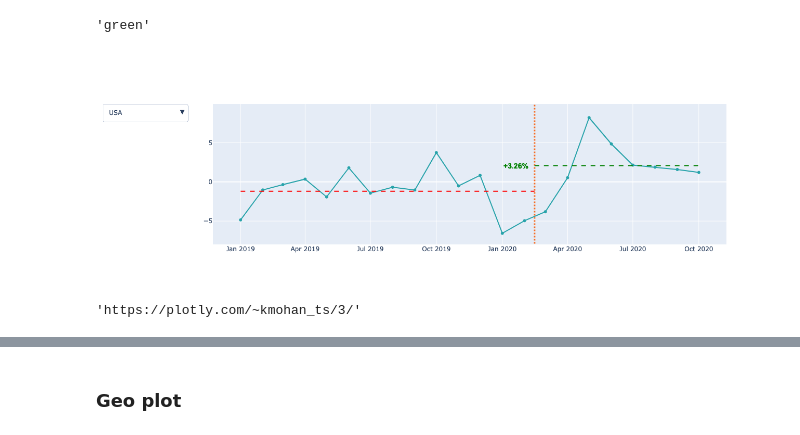
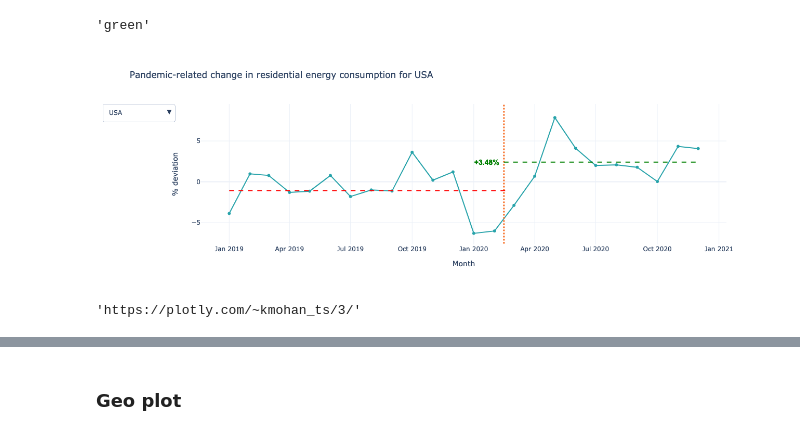
Before and after one commit to tsdataclinic/covid-energy-burden, a Jupyter notebook: EnergyViz.ipynb, the cells around one changed output, grey strips where cells are left out. Saved outputs shown, nothing was run; the diff lists cells and outputs as text; code cells hidden in the pictures.

```diff
--- a/EnergyViz.ipynb
+++ b/EnergyViz.ipynb
@@ -10,7 +11,7 @@ import chart_studio.plotly as py
 import chart_studio
 chart_studio.tools.set_credentials_file(username='kmohan_ts', api_key='DQQyWqXWsC1Cma8ld4Ud')
 # %%
-energy_data = pd.read_csv('~/Documents/Projects/covid-energy-burden/energy_data_with_predictions.csv')
+energy_data = pd.read_csv('~/Documents/Projects/covid-energy-burden/energy_data_with_predictions_new.csv')
 # %%
 energy_data.columns
 # %% [output]
@@ -59,9 +147,10 @@ energy_data['state_name'] = [abbrev_us_state[s] for s in energy_data['state']]
 
 # # fig = go.Figure(go.Scatter(x=energy_data[(energy_data.state=='USA')&(energy_data.sector=="RES")&(energy_data.year >= 2019)].date,
 # #                            y=np.round(energy_data[(energy_data.state=='USA')&(energy_data.sector=="RES")&(energy_data.year >= 2019)].pct_error_20,2),mode='lines+markers',marker_color='#27a3aa'))
-fig = go.Figure()
+layout = Layout(title="Pandemic-related change in residential energy consumption for USA",xaxis=dict(title="Month"),yaxis=dict(title="% deviation"),template='plotly_white')
+fig = go.Figure(layout=layout)
 fig.add_trace(go.Scatter(x=energy_data[(energy_data.state_name=='USA')&(energy_data.sector=="RES")&(energy_data.year >= 2019)].date,
-                         y=np.round(energy_data[(energy_data.state_name=='USA')&(energy_data.sector=="RES")&(energy_data.year >= 2019)].pct_error_20,2),
+                         y=np.round(energy_data[(energy_data.state_name=='USA')&(energy_data.sector=="RES")&(energy_data.year >= 2019)].pct_error,2),
                          mode='lines+markers',marker_color='#27a3aa',visible=True))
 # fig = px.scatter(energy_data[(energy_data.state=='USA')&(energy_data.sector=="RES")&(energy_data.year >= 2019)],
 #                 x='date',
@@ -69,16 +158,16 @@ fig.add_trace(go.Scatter(x=energy_data[(energy_data.state_name=='USA')&(energy_d
 #                 )
 fig.add_shape(type='line',
               x0='2020-02-15',x1='2020-02-15',
-              y0=energy_data[(energy_data.state_name=='USA')&(energy_data.sector=="RES")&(energy_data.year >= 2019)].pct_error_20.min()*1.2,
-              y1=energy_data[(energy_data.state_name=='USA')&(energy_data.sector=="RES")&(energy_data.year >= 2019)].pct_error_20.max()*1.2,
+              y0=energy_data[(energy_data.state_name=='USA')&(energy_data.sector=="RES")&(energy_data.year >= 2019)].pct_error.min()*1.2,
+              y1=energy_data[(energy_data.state_name=='USA')&(energy_data.sector=="RES")&(energy_data.year >= 2019)].pct_error.max()*1.2,
               line=dict(color='#f76d23', width=3, dash="dot"))
 fig.add_shape(type='line',
-              x0='2019-01-01',x1='2020-02-15',
+              x0='2019-01-01',x1='2020-02-18',
               y0=energy_data[(energy_data.state_name=='USA')&(energy_data.sector=="RES")].pre_covid_error.min(),
               y1=energy_data[(energy_data.state_name=='USA')&(energy_data.sector=="RES")].pre_covid_error.min(),
               line=dict(color='red', width=2, dash="dash"))
 fig.add_shape(type='line',
-              x0='2020-02-15',x1='2020-10-01',
+              x0='2020-02-15',x1='2020-12-01',
               y0=energy_data[(energy_data.state_name=='USA')&(energy_data.sector=="RES")].post_covid_error.min(),
               y1=energy_data[(energy_data.state_name=='USA')&(energy_data.sector=="RES")].post_covid_error.min(),
               line=dict(color='green', width=2, dash="dash"))
@@ -101,47 +190,47 @@ for state in states:
                         label=state,
                         visible=True,
                         args=[#update to trace
-                            {'y':[np.round(energy_data[(energy_data.state_name==state)&(energy_data.sector=="RES")&(energy_data.year >= 2019)].pct_error_20,2)],
+                            {'y':[np.round(energy_data[(energy_data.state_name==state)&(energy_data.sector=="RES")&(energy_data.year >= 2019)].pct_error,2)],
                                'x':[energy_data[(energy_data.state_name==state)&(energy_data.sector=="RES")&(energy_data.year >= 2019)].date],
                                'type':'scatter'},
                             #update to layout
-                            {'title':'% Prediction error in residential consumption for '+state,
+                            {'title':'Pandemic-related change in residential energy consumption for '+state,
                              'annotations':[{'x':'2020-01-20',
                                              'y':energy_data[(energy_data.state_name==state)&(energy_data.sector=="RES")].post_covid_error.min(),
                                              'text':list(energy_data[(energy_data.state_name==state)&(energy_data.sector=="RES")].anno_text)[0],
                                              'showarrow':False,'font_size':14,'font_family':'Arial',
                                              'font_color':list(energy_data[(energy_data.state_name==state)&(energy_data.sector=="RES")].anno_color)[0] }],
                             'shapes':[{'type':'line',
-                                       'x0':'2019-01-01','x1':'2020-02-15',
+                                       'x0':'2019-01-01','x1':'2020-02-18',
                                        'y0':energy_data[(energy_data.state_name==state)&(energy_data.sector=="RES")].pre_covid_error.min(),
                                        'y1':energy_data[(energy_data.state_name==state)&(energy_data.sector=="RES")].pre_covid_error.min(),
                                        'line':dict(color='red', width=2, dash="dash")},
                                      {'type':'line',
-                                       'x0':'2020-02-15','x1':'2020-10-01',
+                                       'x0':'2020-02-15','x1':'2020-12-01',
                                        'y0':energy_data[(energy_data.state_name==state)&(energy_data.sector=="RES")].post_covid_error.min(),
                                        'y1':energy_data[(energy_data.state_name==state)&(energy_data.sector=="RES")].post_covid_error.min(),
                                        'line':dict(color='green', width=2, dash="dash")},
                                      {'type':'line',
                                        'x0':'2020-02-15','x1':'2020-02-15',
-                                       'y0':energy_data[(energy_data.state_name==state)&(energy_data.sector=="RES")&(energy_data.year >= 2019)].pct_error_20.min()*1.2,
-                                       'y1':energy_data[(energy_data.state_name==state)&(energy_data.sector=="RES")&(energy_data.year >= 2019)].pct_error_20.max()*1.2,
+                                       'y0':energy_data[(energy_data.state_name==state)&(energy_data.sector=="RES")&(energy_data.year >= 2019)].pct_error.min()*1.2,
+                                       'y1':energy_data[(energy_data.state_name==state)&(energy_data.sector=="RES")&(energy_data.year >= 2019)].pct_error.max()*1.2,
                                        'line':dict(color='#f76d23', width=3, dash="dot")}]},
                             [0]]))
 
     # some adjustments to the updatemenus
 updatemenu = []
 your_menu = dict()
 updatemenu.append(your_menu)
 
 updatemenu[0]['buttons'] = buttons
 updatemenu[0]['direction'] = 'down'
 updatemenu[0]['showactive'] = True
 
 # add dropdown menus to the figure
-fig.update_layout(showlegend=False, updatemenus=updatemenu)
+fig.update_layout(showlegend=False, updatemenus=updatemenu,xaxis=dict(title="Month"),yaxis=dict(title="% deviation"),template='plotly_white')
 fig.show()
 
-py.plot(fig, filename = 'res-energy-states', auto_open=True)
+py.plot(fig, filename = 'res-energy-states', auto_open=False)
 # %% [output]
-[figure, old version]
+[figure, new version]
 'https://plotly.com/~kmohan_ts/3/'
```
Also changed, not shown: parts of 24 cells of this notebook.
